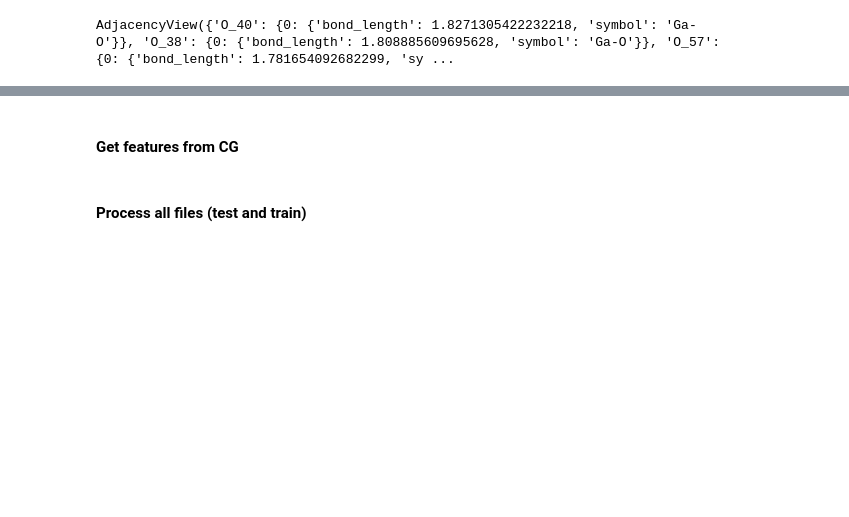
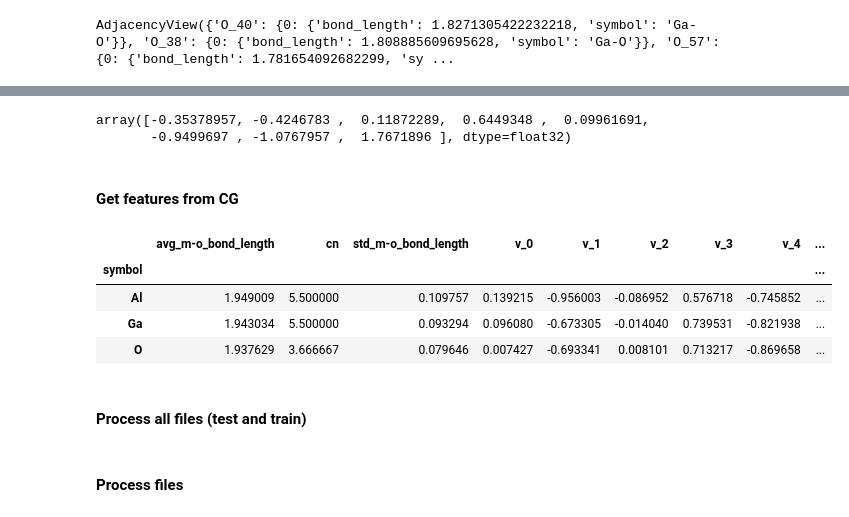
Before and after one commit to jzmnd/tco-nomad2018, a Jupyter notebook: process_crystal_graph.ipynb, the cells around one changed output, grey strips where cells are left out. Drawn from its saved outputs; the diff is of its cells as text; code cells hidden in the pictures; blank space fills up the shorter version.

```diff
--- a/process_crystal_graph.ipynb
+++ b/process_crystal_graph.ipynb
@@ -223,0 +201,4 @@ for n in G.nodes(data=True):
+# %%
+result = learn_embeddings(walks)
+# %%
+word_vectors = result.wv
@@ -224,2 +218,22 @@ for n in G.nodes(data=True):
+# %%
+word_vectors['O_36']
+# %% [output]
+array([-0.35378957, -0.4246783 ,  0.11872289,  0.6449348 ,  0.09961691,
+       -0.9499697 , -1.0767957 ,  1.7671896 ], dtype=float32)
 # %% [markdown]
 #### Get features from CG
+# %%
+a_list = []
+for n in G.nodes(data=True):
+    n[1]['id'] = n[0]
+
+    bls = np.array([G.edges[(n[0], m, 0)]['bond_length'] for m in G.neighbors(n[0])])
+    n[1]['avg_m-o_bond_length'] = bls.mean()
+    n[1]['std_m-o_bond_length'] = bls.std()
+
+    for i in range(6):
+        n[1]['v_{}'.format(i)] = word_vectors[n[0]][i]
+
+    a_list.append(n[1])
+
+a_df = pd.DataFrame(a_list).set_index('id')
@@ -226,3 +242,11 @@ for n in G.nodes(data=True):
+# %%
+a_df_sum.drop(['atomic_mass', 'electroneg'], axis=1)
+# %% [output]
+|  | avg_m-o_bond_length | cn | std_m-o_bond_length | v_0 | v_1 | v_2 | v_3 | v_4 | ... |
+| symbol |  |  |  |  |  |  |  |  | ... |
+| Al | 1.949009 | 5.500000 | 0.109757 | 0.139215 | -0.956003 | -0.086952 | 0.576718 | -0.745852 | ... |
+| Ga | 1.943034 | 5.500000 | 0.093294 | 0.096080 | -0.673305 | -0.014040 | 0.739531 | -0.821938 | ... |
+| O | 1.937629 | 3.666667 | 0.079646 | 0.007427 | -0.693341 | 0.008101 | 0.713217 | -0.869658 | ... |
 # %% [markdown]
 #### Process all files (test and train)
 # %%
@@ -258,2 +324,4 @@ def process_graph(batch='train'):
 
     return summary_result
+# %% [markdown]
+#### Process files
```
Also changed, not shown: parts of 22 cells of this notebook, 2 other files.
